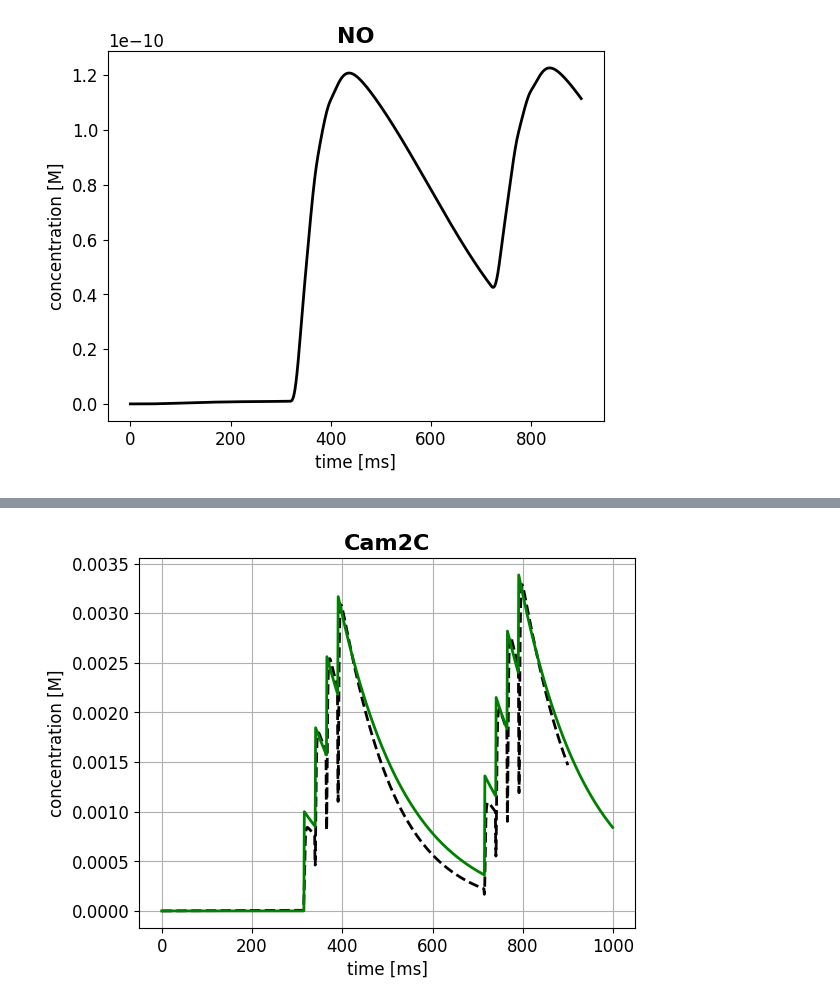
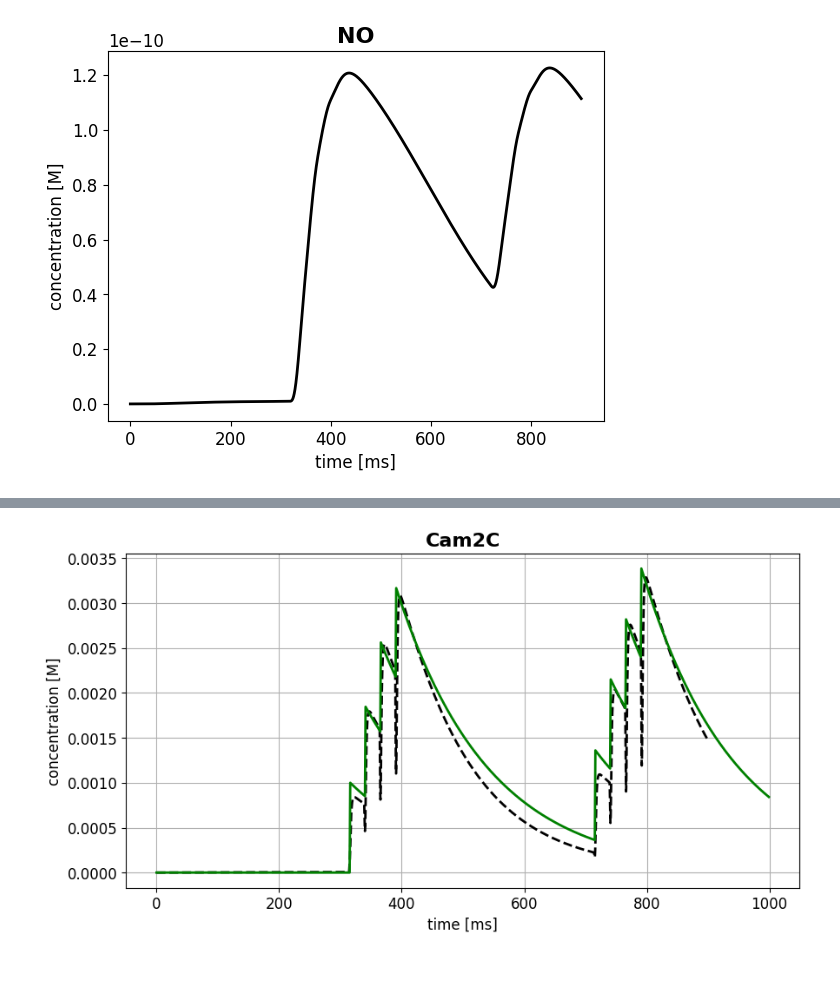
Before and after one commit to alessandratrapani/NODS, a Jupyter notebook: comparison_with_NEURON.ipynb, the cells around one changed output, grey strips where cells are left out. Cells and saved outputs as stored; diff of their text form; code cells hidden in the pictures; blank space fills up the shorter version.

```diff
--- a/comparison_with_NEURON.ipynb
+++ b/comparison_with_NEURON.ipynb
@@ -102,13 +104,14 @@ plt.show()
 # %%
-CAM2C = np.loadtxt('data/05_grc_CAM2C.txt')
+CAM2C = np.loadtxt('data/Neuron_comparison/05_grc_CAM2C.txt')
+plt.figure(figsize=(10,5))
 plt.plot(CAM2C[:,0], CAM2C[:,1], '--k', linewidth=2, label = 'NEURON')
 plt.plot(Ca*1e-3,'g',  linewidth=2, label = 'two eq. system')
 plt.xlabel('time [ms]')
 plt.ylabel('concentration [M]')
 plt.title('Cam2C', fontsize=16,fontweight ='bold')
 plt.grid(visible=True)
 plt.savefig('Cam2c_neuron.png')
 plt.show()
 # %% [output]
-[figure, old version]
+[figure, new version]
 # %%
```
Also changed, not shown: parts of 6 cells of this notebook, 10 other files.
